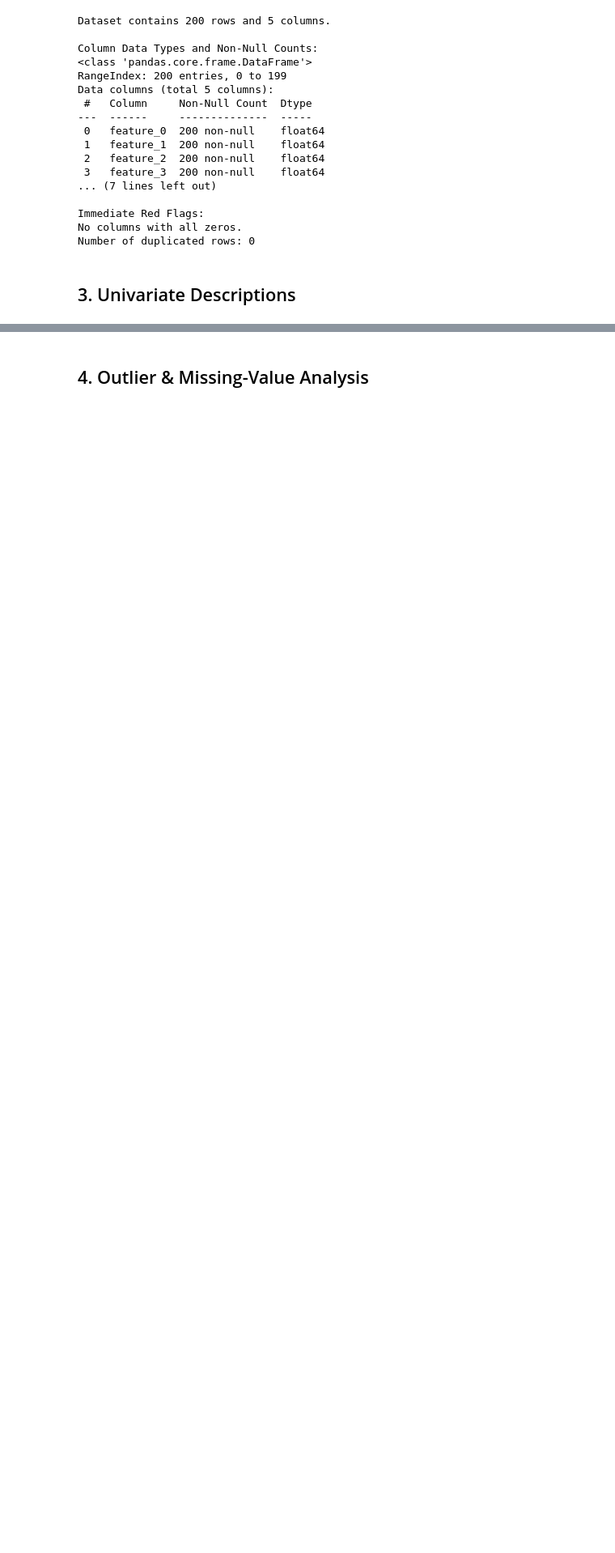
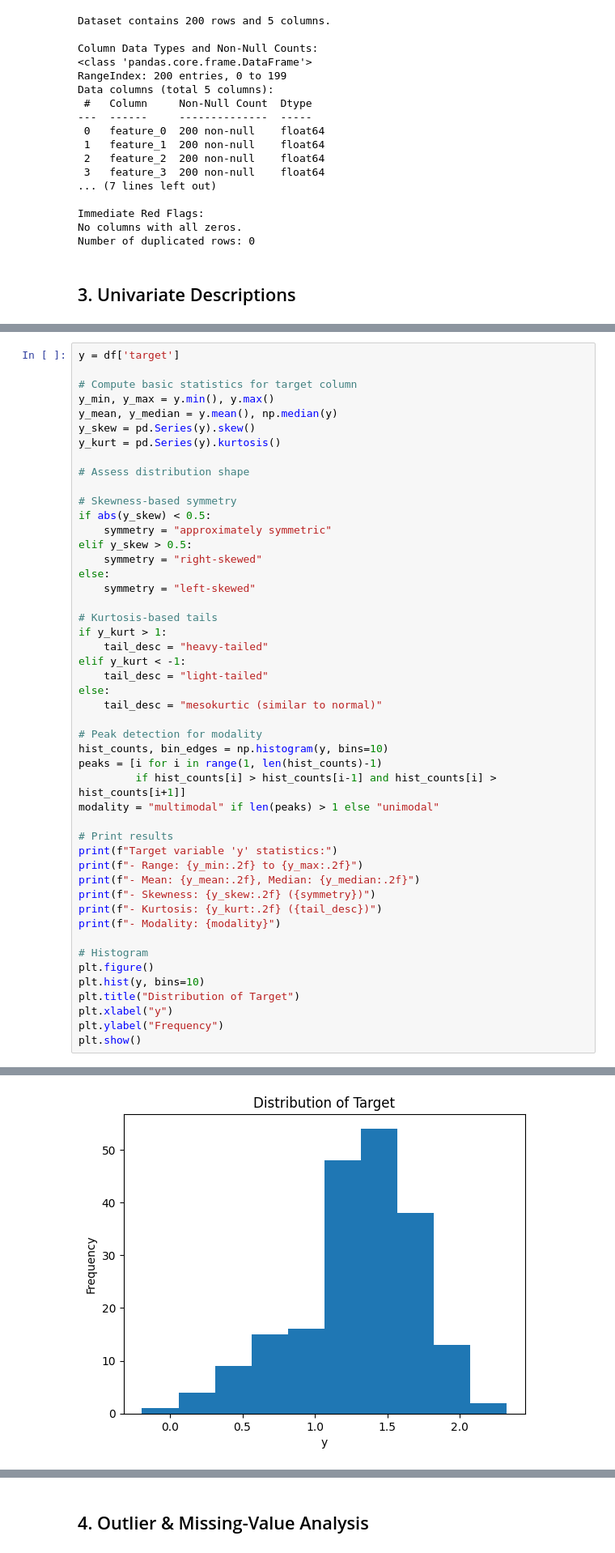
Before and after one commit to szm4c/bagging-boosting-stacking-study, a Jupyter notebook: notebooks/eda/friedman3_eda.ipynb, the cells around one changed output, grey strips where cells are left out. Shown: that part at 81% size. Drawn from its saved outputs; the diff is of its cells as text; blank space fills up the shorter version.

```diff
--- a/notebooks/eda/friedman3_eda.ipynb
+++ b/notebooks/eda/friedman3_eda.ipynb
@@ -70,0 +170,49 @@ Number of duplicated rows: 0
+# %%
+y = df['target']
+
+# Compute basic statistics for target column
+y_min, y_max = y.min(), y.max()
+y_mean, y_median = y.mean(), np.median(y)
+y_skew = pd.Series(y).skew()
+y_kurt = pd.Series(y).kurtosis()
+
+# Assess distribution shape
+
+# Skewness-based symmetry
+if abs(y_skew) < 0.5:
+    symmetry = "approximately symmetric"
+elif y_skew > 0.5:
+    symmetry = "right-skewed"
+else:
+    symmetry = "left-skewed"
+
+# Kurtosis-based tails
+if y_kurt > 1:
+    tail_desc = "heavy-tailed"
+elif y_kurt < -1:
+    tail_desc = "light-tailed"
+else:
+    tail_desc = "mesokurtic (similar to normal)"
+
+# Peak detection for modality
+hist_counts, bin_edges = np.histogram(y, bins=10)
+peaks = [i for i in range(1, len(hist_counts)-1)
+         if hist_counts[i] > hist_counts[i-1] and hist_counts[i] > hist_counts[i+1]]
+modality = "multimodal" if len(peaks) > 1 else "unimodal"
+
+# Print results
+print(f"Target variable 'y' statistics:")
+print(f"- Range: {y_min:.2f} to {y_max:.2f}")
+print(f"- Mean: {y_mean:.2f}, Median: {y_median:.2f}")
+print(f"- Skewness: {y_skew:.2f} ({symmetry})")
+print(f"- Kurtosis: {y_kurt:.2f} ({tail_desc})")
+print(f"- Modality: {modality}")
+
+# Histogram
+plt.figure()
+plt.hist(y, bins=10)
+plt.title("Distribution of Target")
+plt.xlabel("y")
+plt.ylabel("Frequency")
+plt.show()
+# %% [output]
@@ -70,0 +225 @@ Number of duplicated rows: 0
+[figure, added]
```
Also changed, not shown: parts of 28 cells of this notebook.
